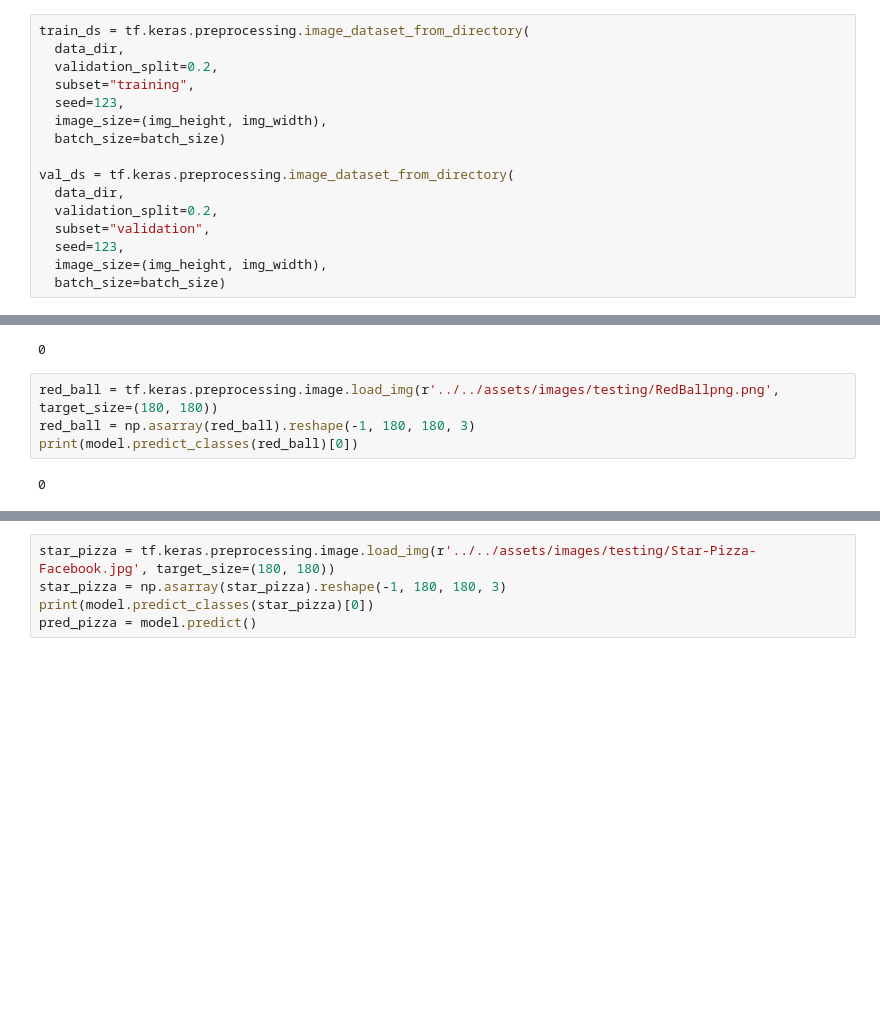
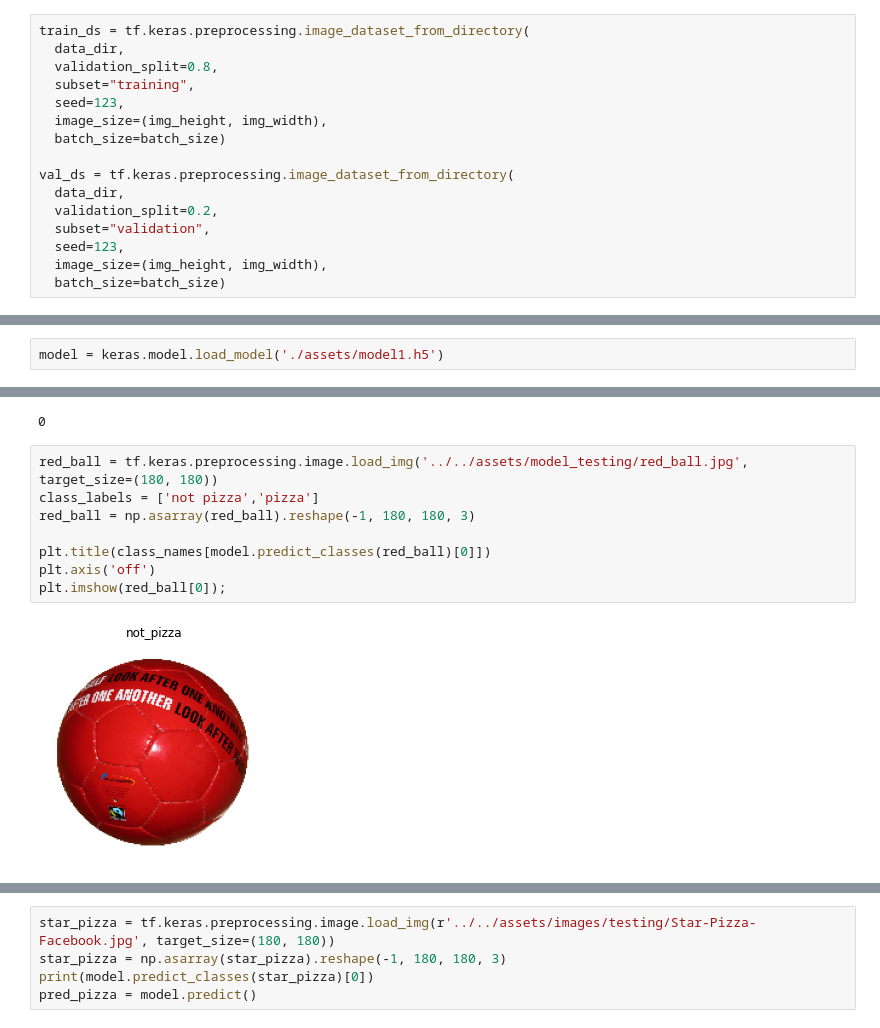
Before and after one commit to Eliotdoesprogramming/dell-2-capstone, a Jupyter notebook: src/main/model_building.ipynb, the cells around one changed output, grey strips where cells are left out. Saved outputs shown, nothing was run; the diff lists cells and outputs as text; blank space fills up the shorter version.

```diff
--- a/src/main/model_building.ipynb
+++ b/src/main/model_building.ipynb
@@ -51,7 +47,7 @@ img_width = 180
 # %%
 train_ds = tf.keras.preprocessing.image_dataset_from_directory(
   data_dir,
-  validation_split=0.2,
+  validation_split=0.8,
   subset="training",
   seed=123,
   image_size=(img_height, img_width),
@@ -164,6 +159,8 @@ pred_pizza = model.predict(pizza)
 1
 # %%
 model.save('./assets/model1.h5')
+# %%
+model = keras.model.load_model('./assets/model1.h5')
 # %%
 green_ball = tf.keras.preprocessing.image.load_img('../../assets/images/testing/green_ball.jpg', target_size=(180, 180))
 green_ball = np.asarray(green_ball).reshape(-1, 180, 180, 3)
@@ -172,9 +169,13 @@ pred_pizza = model.predict(green_ball)
 # %% [output]
 0
 # %%
-red_ball = tf.keras.preprocessing.image.load_img(r'../../assets/images/testing/RedBallpng.png', target_size=(180, 180))
+red_ball = tf.keras.preprocessing.image.load_img('../../assets/model_testing/red_ball.jpg', target_size=(180, 180))
+class_labels = ['not pizza','pizza']
 red_ball = np.asarray(red_ball).reshape(-1, 180, 180, 3)
-print(model.predict_classes(red_ball)[0])
+
+plt.title(class_names[model.predict_classes(red_ball)[0]])
+plt.axis('off')
+plt.imshow(red_ball[0]);
 # %% [output]
-0
+[figure, added]
 # %%
```
Also changed, not shown: parts of 6 cells of this notebook, 12 other files.
